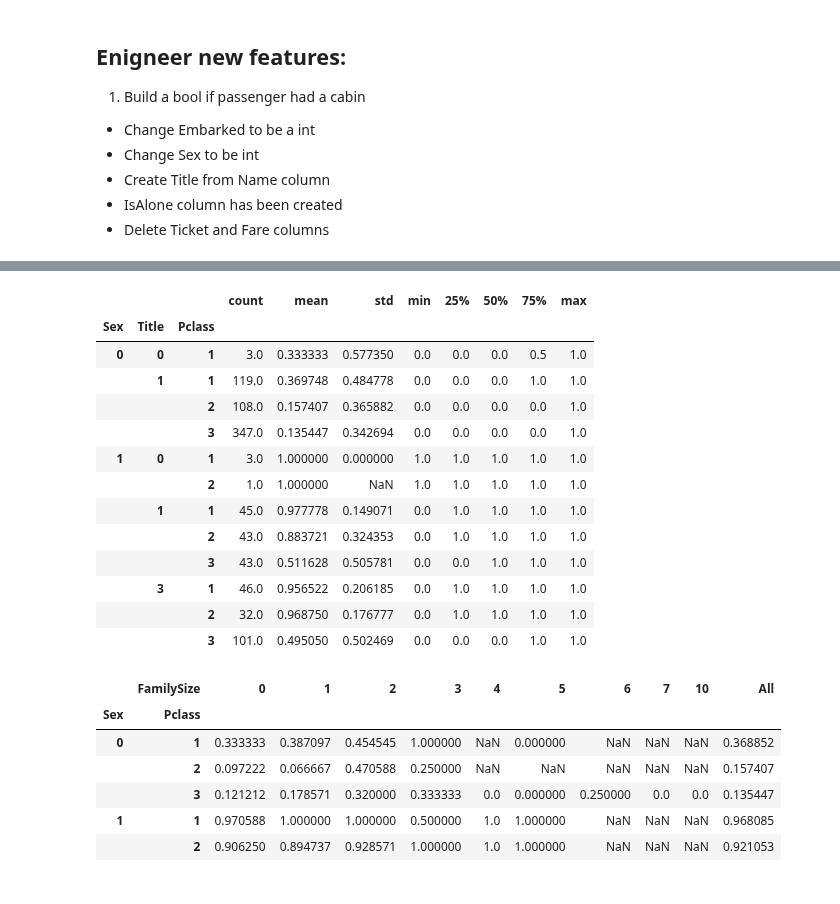
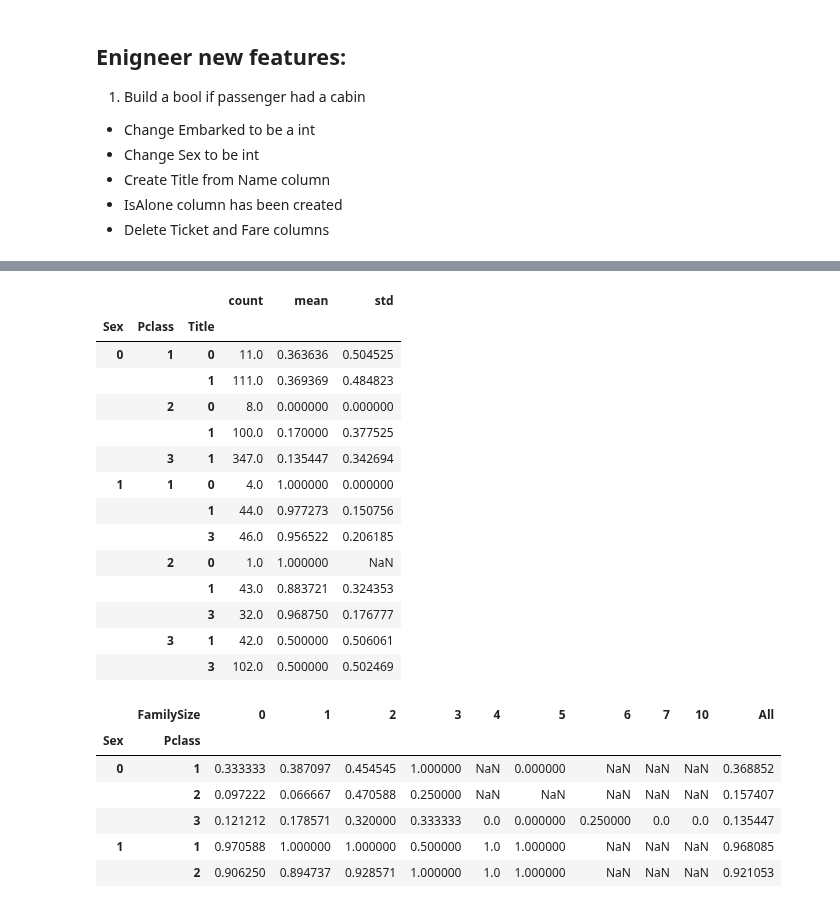
Before and after one commit to MateuszKonopelski/Kaggle, a Jupyter notebook: Project1_Titanic/Titanic_code.ipynb, the cells around one changed output, grey strips where cells are left out. Drawn from its saved outputs; the diff is of its cells as text; code cells hidden in the pictures.

```diff
--- a/Project1_Titanic/Titanic_code.ipynb
+++ b/Project1_Titanic/Titanic_code.ipynb
@@ -462,5 +463,6 @@ test_data.AgeBuckets.fillna(6, inplace=True)
 # %%
-train_data['FamilySize'] = train_data.SibSp + train_data.Parch
+train_data.drop('PassengerId', axis=1, inplace=True)
+#test_data.drop('PassengerId', axis=1, inplace=True)
 
-'Execution date: {0}.'.format(dt.now().strftime("%B %d, %Y  %H:%M"))
+'PassengerId is dropped: {0}.'.format(dt.now().strftime("%B %d, %Y  %H:%M"))
 # %% [output]
@@ -477,20 +481,21 @@ train_data.drop('PassengerId', axis=1, inplace=True)
 # %%
-train_data.groupby(['Sex', 'Title', 'Pclass'])['Survived'].describe()
+train_data.groupby(['Sex', 'Pclass', 'Title'])['Survived'].describe().loc[:, ['count', 'mean', 'std']]
 # %% [output]
-|  |  |  | count | mean | std | min | 25% | 50% | 75% | max |
-| Sex | Title | Pclass |  |  |  |  |  |  |  |  |
-| 0 | 0 | 1 | 3.0 | 0.333333 | 0.577350 | 0.0 | 0.0 | 0.0 | 0.5 | 1.0 |
-|  | 1 | 1 | 119.0 | 0.369748 | 0.484778 | 0.0 | 0.0 | 0.0 | 1.0 | 1.0 |
-|  |  | 2 | 108.0 | 0.157407 | 0.365882 | 0.0 | 0.0 | 0.0 | 0.0 | 1.0 |
-|  |  | 3 | 347.0 | 0.135447 | 0.342694 | 0.0 | 0.0 | 0.0 | 0.0 | 1.0 |
-| 1 | 0 | 1 | 3.0 | 1.000000 | 0.000000 | 1.0 | 1.0 | 1.0 | 1.0 | 1.0 |
-|  |  | 2 | 1.0 | 1.000000 | NaN | 1.0 | 1.0 | 1.0 | 1.0 | 1.0 |
-|  | 1 | 1 | 45.0 | 0.977778 | 0.149071 | 0.0 | 1.0 | 1.0 | 1.0 | 1.0 |
-|  |  | 2 | 43.0 | 0.883721 | 0.324353 | 0.0 | 1.0 | 1.0 | 1.0 | 1.0 |
-|  |  | 3 | 43.0 | 0.511628 | 0.505781 | 0.0 | 0.0 | 1.0 | 1.0 | 1.0 |
-|  | 3 | 1 | 46.0 | 0.956522 | 0.206185 | 0.0 | 1.0 | 1.0 | 1.0 | 1.0 |
-|  |  | 2 | 32.0 | 0.968750 | 0.176777 | 0.0 | 1.0 | 1.0 | 1.0 | 1.0 |
-|  |  | 3 | 101.0 | 0.495050 | 0.502469 | 0.0 | 0.0 | 0.0 | 1.0 | 1.0 |
+|  |  |  | count | mean | std |
+| Sex | Pclass | Title |  |  |  |
+| 0 | 1 | 0 | 11.0 | 0.363636 | 0.504525 |
+|  |  | 1 | 111.0 | 0.369369 | 0.484823 |
+|  | 2 | 0 | 8.0 | 0.000000 | 0.000000 |
+|  |  | 1 | 100.0 | 0.170000 | 0.377525 |
+|  | 3 | 1 | 347.0 | 0.135447 | 0.342694 |
+| 1 | 1 | 0 | 4.0 | 1.000000 | 0.000000 |
+|  |  | 1 | 44.0 | 0.977273 | 0.150756 |
+|  |  | 3 | 46.0 | 0.956522 | 0.206185 |
+|  | 2 | 0 | 1.0 | 1.000000 | NaN |
+|  |  | 1 | 43.0 | 0.883721 | 0.324353 |
+|  |  | 3 | 32.0 | 0.968750 | 0.176777 |
+|  | 3 | 1 | 42.0 | 0.500000 | 0.506061 |
+|  |  | 3 | 102.0 | 0.500000 | 0.502469 |
 # %%
 train_data.pivot_table('Survived', index=['Sex', 'Pclass'], columns='FamilySize', margins=True)
 # %% [output]
```
Also changed, not shown: parts of 41 cells of this notebook.
